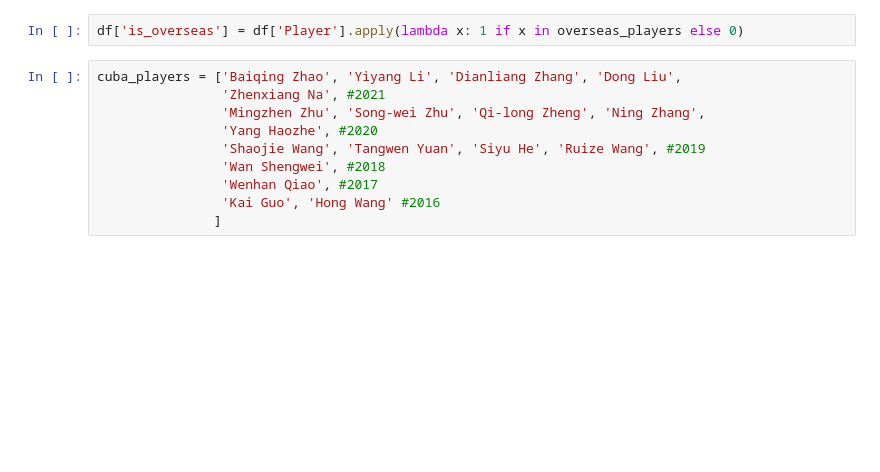
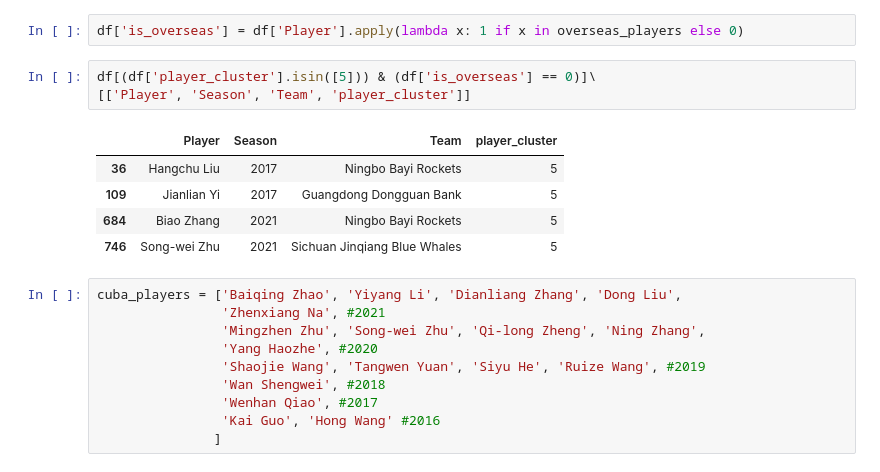
Before and after one commit to xulianrenzoku/synergy_clustering, a Jupyter notebook: cba_clustering_models.ipynb, the cells around one changed output. Cells and saved outputs as stored; diff of their text form; blank space fills up the shorter version.

Commit message:
Show Cluster 3 domestic players

```diff
--- a/cba_clustering_models.ipynb
+++ b/cba_clustering_models.ipynb
@@ -747,6 +747,15 @@ overseas_players = ['Robert Golden', 'J.J. Hickson', 'Ty Lawson', 'MarcusHunt',
                     'Dwight Buycks', 'Jared Sullinger', 'Andrew Hansbrough', 'Miroslav Raduljica']
 # %%
 df['is_overseas'] = df['Player'].apply(lambda x: 1 if x in overseas_players else 0)
+# %%
+df[(df['player_cluster'].isin([5])) & (df['is_overseas'] == 0)]\
+[['Player', 'Season', 'Team', 'player_cluster']]
+# %% [output]
+|  | Player | Season | Team | player_cluster |
+| 36 | Hangchu Liu | 2017 | Ningbo Bayi Rockets | 5 |
+| 109 | Jianlian Yi | 2017 | Guangdong Dongguan Bank | 5 |
+| 684 | Biao Zhang | 2021 | Ningbo Bayi Rockets | 5 |
+| 746 | Song-wei Zhu | 2021 | Sichuan Jinqiang Blue Whales | 5 |
 # %%
 cuba_players = ['Baiqing Zhao', 'Yiyang Li', 'Dianliang Zhang', 'Dong Liu',
                 'Zhenxiang Na', #2021
```
